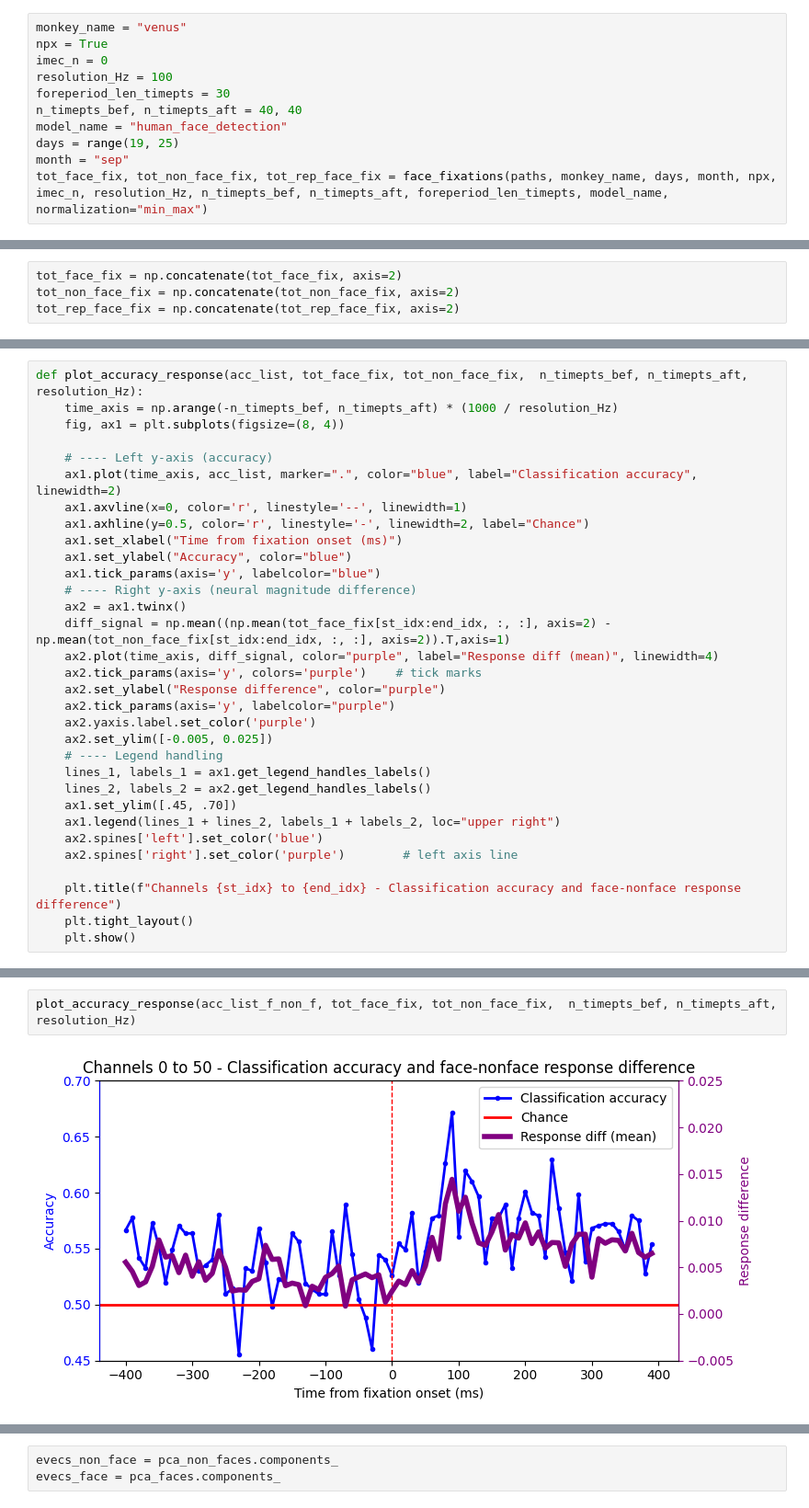
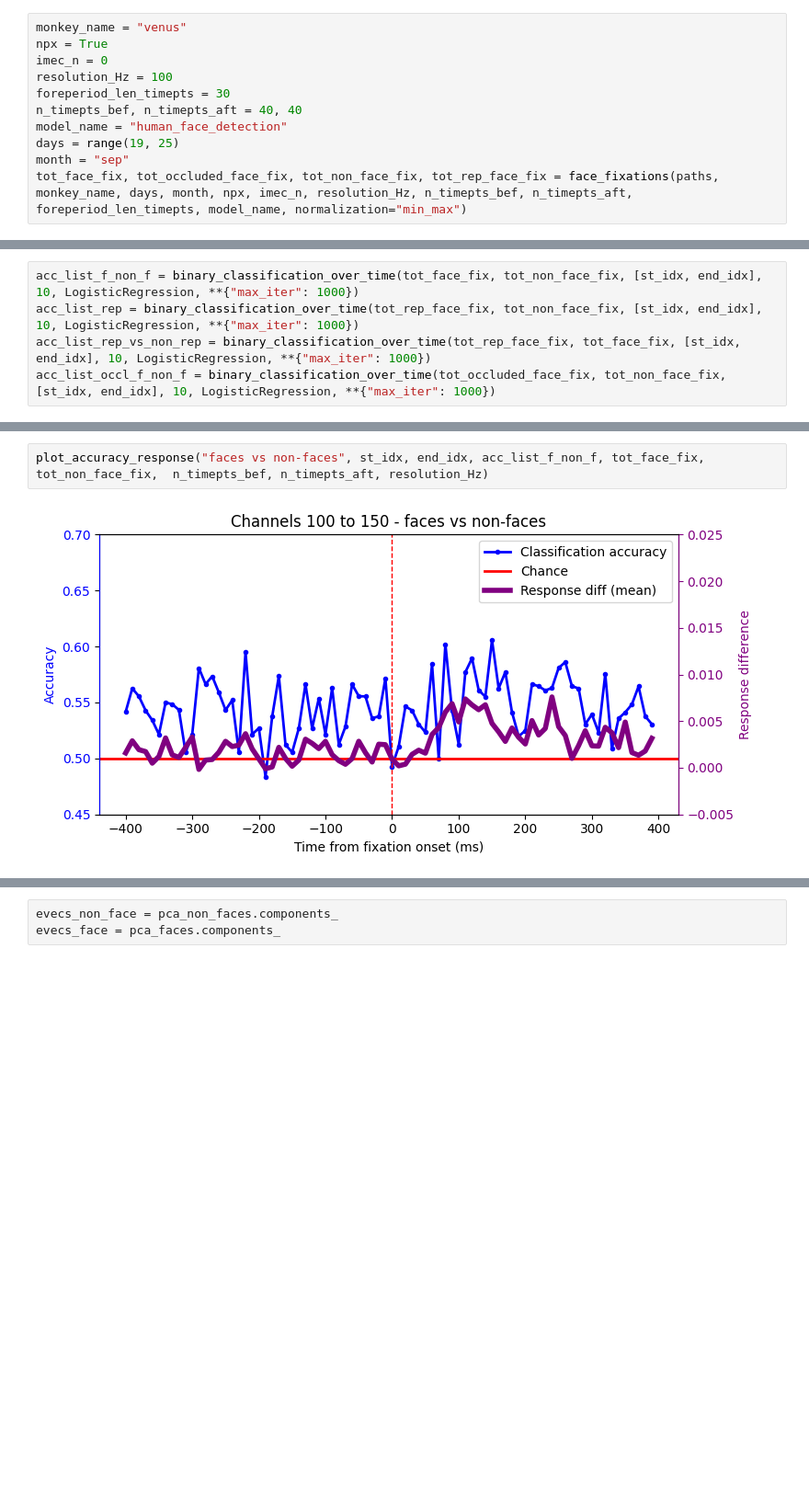
Before and after one commit to TizianoCausin01/temporal_context, a Jupyter notebook: python_scripts/scripts/face_responses_dev.ipynb, the cells around one changed output, grey strips where cells are left out. Shown at 92% size. Saved outputs shown, nothing was run; the diff lists cells and outputs as text; blank space fills up the shorter version.

```diff
--- a/python_scripts/scripts/face_responses_dev.ipynb
+++ b/python_scripts/scripts/face_responses_dev.ipynb
@@ -30,5 +55,5 @@ n_timepts_bef, n_timepts_aft = 40, 40
 model_name = "human_face_detection"
 days = range(19, 25)
 month = "sep"
-tot_face_fix, tot_non_face_fix, tot_rep_face_fix = face_fixations(paths, monkey_name, days, month, npx, imec_n, resolution_Hz, n_timepts_bef, n_timepts_aft, foreperiod_len_timepts, model_name, normalization="min_max")
+tot_face_fix, tot_occluded_face_fix, tot_non_face_fix, tot_rep_face_fix = face_fixations(paths, monkey_name, days, month, npx, imec_n, resolution_Hz, n_timepts_bef, n_timepts_aft, foreperiod_len_timepts, model_name, normalization="min_max")
 # %% [output]
@@ -41,4 +65,0 @@ tot_face_fix, tot_non_face_fix, tot_rep_face_fix = face_fixations(paths, monkey_
-# %%
-tot_face_fix = np.concatenate(tot_face_fix, axis=2)
-tot_non_face_fix = np.concatenate(tot_non_face_fix, axis=2)
-tot_rep_face_fix = np.concatenate(tot_rep_face_fix, axis=2)
@@ -97,32 +80,0 @@ for i in range(x_timeseries.shape[1]):
-# %%
-def plot_accuracy_response(acc_list, tot_face_fix, tot_non_face_fix,  n_timepts_bef, n_timepts_aft, resolution_Hz):
-    time_axis = np.arange(-n_timepts_bef, n_timepts_aft) * (1000 / resolution_Hz)
-    fig, ax1 = plt.subplots(figsize=(8, 4))
-
-    # ---- Left y-axis (accuracy)
-    ax1.plot(time_axis, acc_list, marker=".", color="blue", label="Classification accuracy", linewidth=2)
-    ax1.axvline(x=0, color='r', linestyle='--', linewidth=1)
-    ax1.axhline(y=0.5, color='r', linestyle='-', linewidth=2, label="Chance")
-    ax1.set_xlabel("Time from fixation onset (ms)")
-    ax1.set_ylabel("Accuracy", color="blue")
-    ax1.tick_params(axis='y', labelcolor="blue")
-    # ---- Right y-axis (neural magnitude difference)
-    ax2 = ax1.twinx()
-    diff_signal = np.mean((np.mean(tot_face_fix[st_idx:end_idx, :, :], axis=2) - np.mean(tot_non_face_fix[st_idx:end_idx, :, :], axis=2)).T,axis=1)
-    ax2.plot(time_axis, diff_signal, color="purple", label="Response diff (mean)", linewidth=4)
-    ax2.tick_params(axis='y', colors='purple')    # tick marks
-    ax2.set_ylabel("Response difference", color="purple")
-    ax2.tick_params(axis='y', labelcolor="purple")
-    ax2.yaxis.label.set_color('purple')
-    ax2.set_ylim([-0.005, 0.025])
-    # ---- Legend handling
-    lines_1, labels_1 = ax1.get_legend_handles_labels()
-    lines_2, labels_2 = ax2.get_legend_handles_labels()
-    ax1.set_ylim([.45, .70])
-    ax1.legend(lines_1 + lines_2, labels_1 + labels_2, loc="upper right")
-    ax2.spines['left'].set_color('blue')
-    ax2.spines['right'].set_color('purple')        # left axis line
-
-    plt.title(f"Channels {st_idx} to {end_idx} - Classification accuracy and face-nonface response difference")
-    plt.tight_layout()
-    plt.show()
@@ -128,0 +102,5 @@ def plot_accuracy_response(acc_list, tot_face_fix, tot_non_face_fix,  n_timepts_
+# %%
+acc_list_f_non_f = binary_classification_over_time(tot_face_fix, tot_non_face_fix, [st_idx, end_idx], 10, LogisticRegression, **{"max_iter": 1000})
+acc_list_rep = binary_classification_over_time(tot_rep_face_fix, tot_non_face_fix, [st_idx, end_idx], 10, LogisticRegression, **{"max_iter": 1000})
+acc_list_rep_vs_non_rep = binary_classification_over_time(tot_rep_face_fix, tot_face_fix, [st_idx, end_idx], 10, LogisticRegression, **{"max_iter": 1000})
+acc_list_occl_f_non_f = binary_classification_over_time(tot_occluded_face_fix, tot_non_face_fix, [st_idx, end_idx], 10, LogisticRegression, **{"max_iter": 1000})
@@ -129,4 +114,4 @@ def plot_accuracy_response(acc_list, tot_face_fix, tot_non_face_fix,  n_timepts_
 # %%
-plot_accuracy_response(acc_list_f_non_f, tot_face_fix, tot_non_face_fix,  n_timepts_bef, n_timepts_aft, resolution_Hz)
+plot_accuracy_response("faces vs non-faces", st_idx, end_idx, acc_list_f_non_f, tot_face_fix, tot_non_face_fix,  n_timepts_bef, n_timepts_aft, resolution_Hz)
 # %% [output]
-[figure, old version]
+[figure, new version]
```
Also changed, not shown: parts of 22 cells of this notebook, 5 other files.
